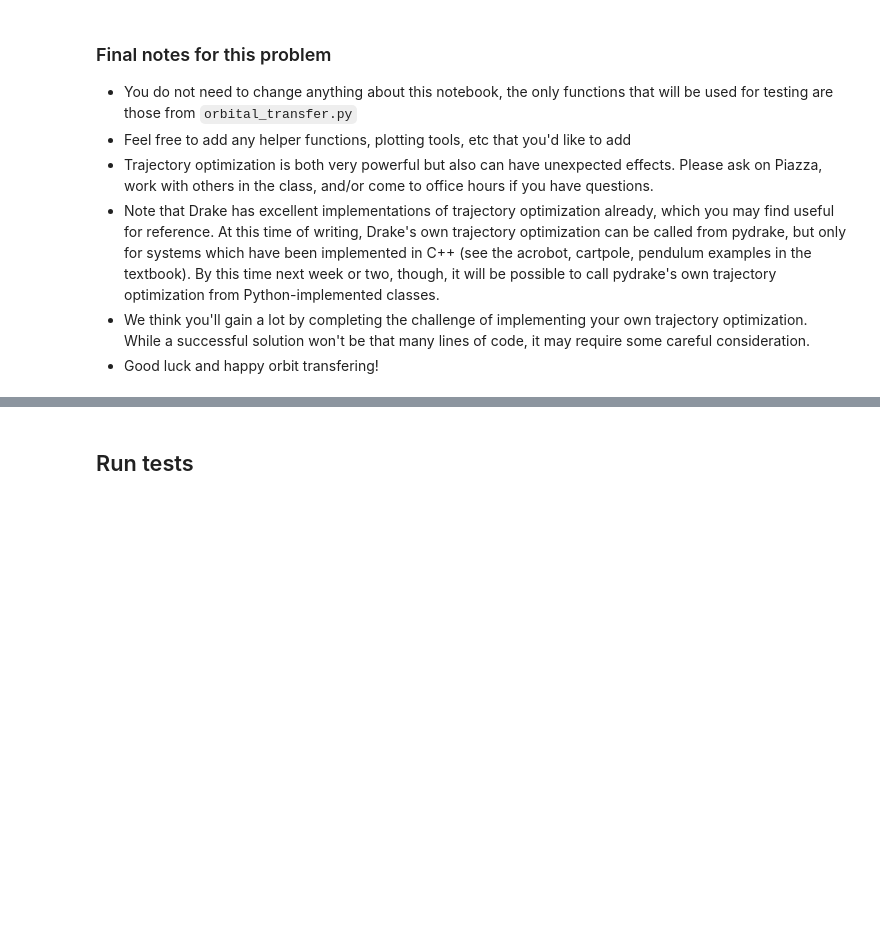
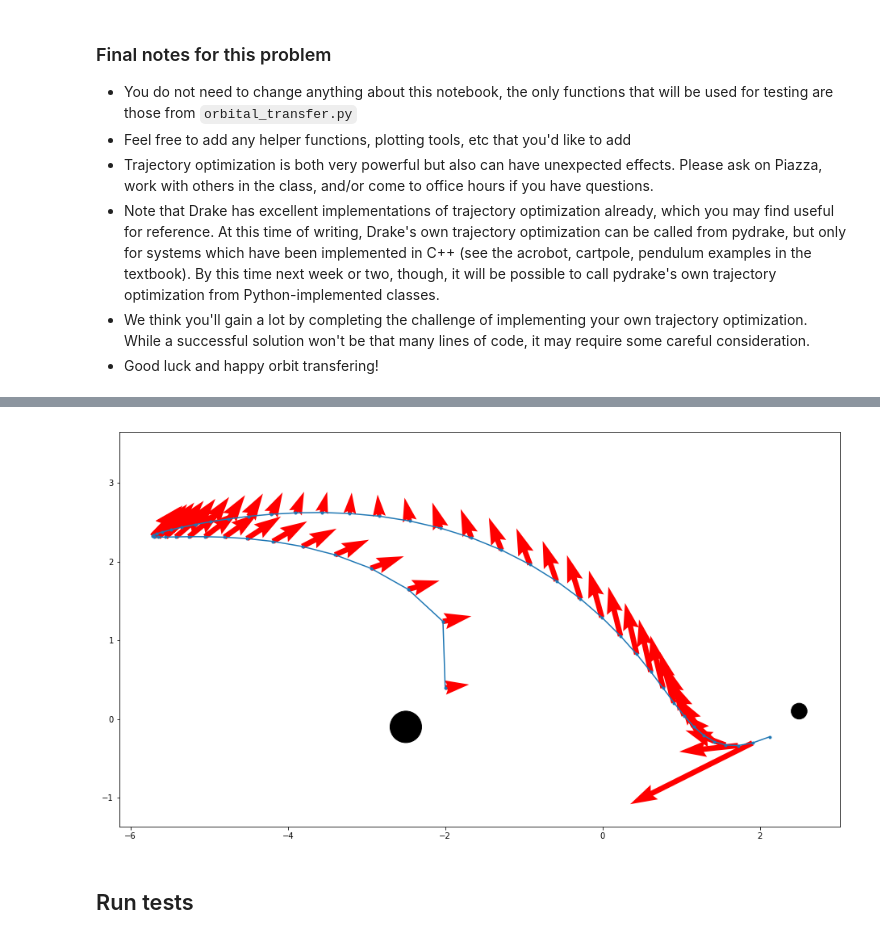
Before and after one commit to jam643/UnderactuatedRobotics-6p832-JesseM, a Jupyter notebook: set_4/set_4_orbital_transfer.ipynb, the cells around one changed output, grey strips where cells are left out. Drawn from its saved outputs; the diff is of its cells as text; code cells hidden in the pictures; blank space fills up the shorter version.

Commit message:
HW 4 traj opt

```diff
--- a/set_4/set_4_orbital_transfer.ipynb
+++ b/set_4/set_4_orbital_transfer.ipynb
@@ -167,3 +175,8 @@ rocket.plot_trajectory_with_boosters(traj, u_traj)
+# %%
+traj_actual = rocket.simulate_states_over_time(x0, time_array, u_traj)
+rocket.plot_trajectory_with_boosters(traj_actual, u_traj)
+# %% [output]
+[figure, added]
 # %% [markdown]
 ## Run tests
 # %%
```
Also changed, not shown: parts of 6 cells of this notebook, 8 other files.
